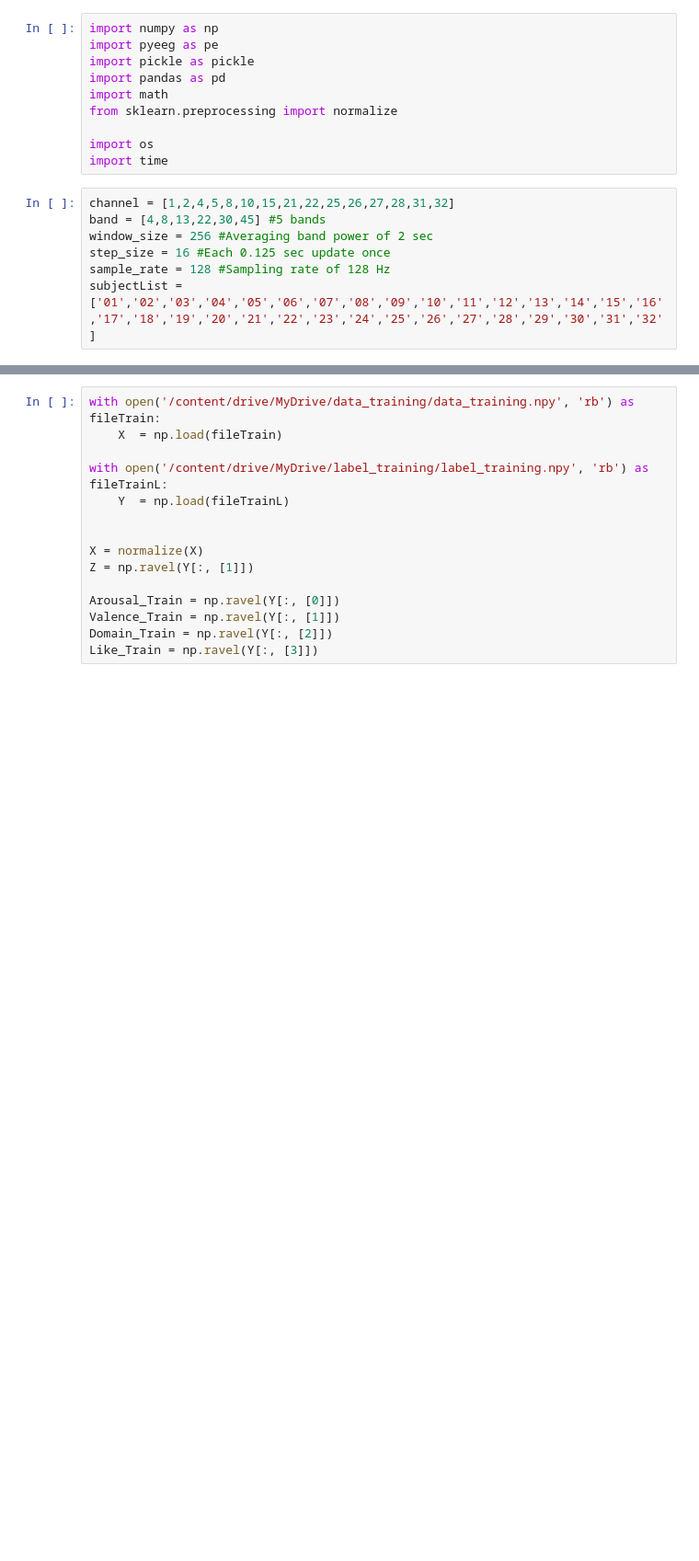
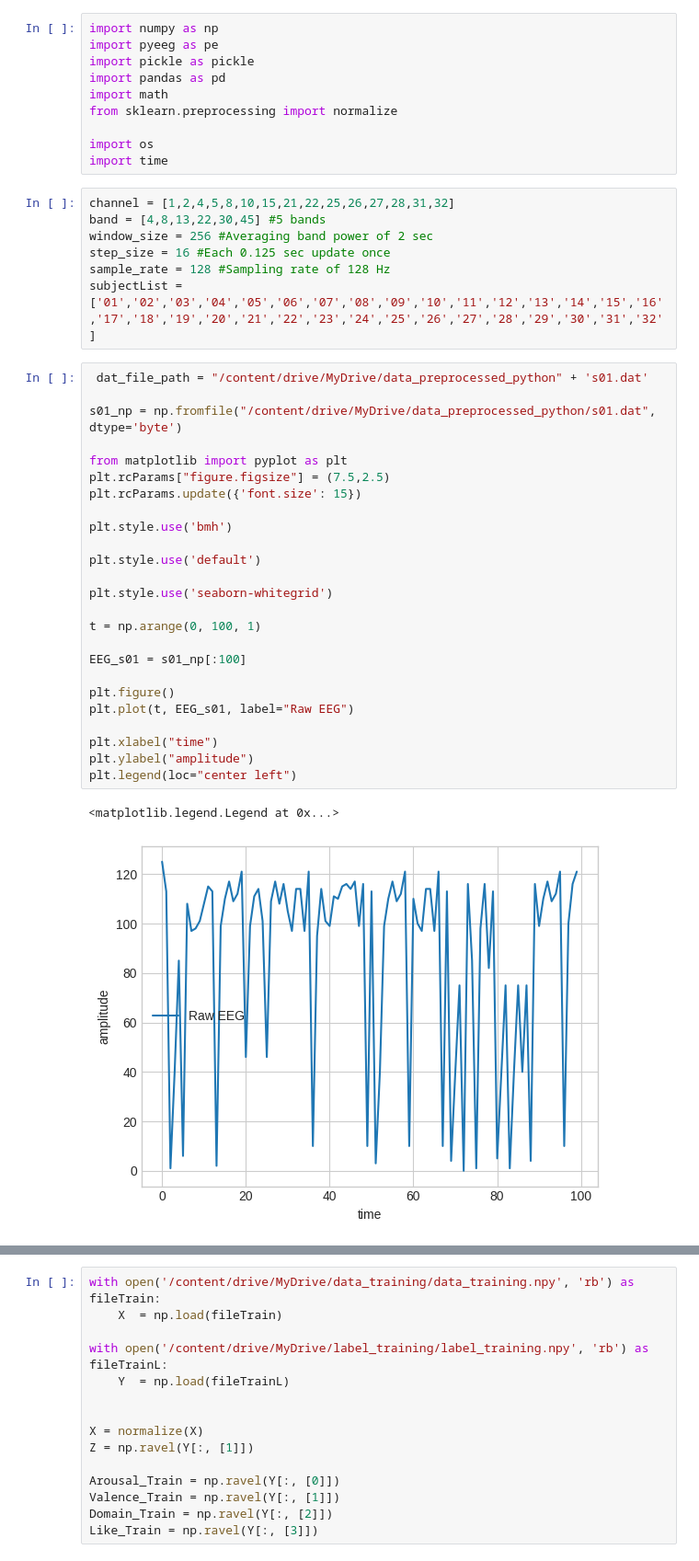
Before and after one commit to FariaParvinMegha/thesis, a Jupyter notebook: CNN+BiLSTM.ipynb, the cells around one changed output, grey strips where cells are left out. Shown: that part at 92% size. Drawn from its saved outputs; the diff is of its cells as text; blank space fills up the shorter version.

```diff
--- a/CNN+BiLSTM.ipynb
+++ b/CNN+BiLSTM.ipynb
@@ -31,3 +38,31 @@ window_size = 256 #Averaging band power of 2 sec
 step_size = 16 #Each 0.125 sec update once
 sample_rate = 128 #Sampling rate of 128 Hz
 subjectList = ['01','02','03','04','05','06','07','08','09','10','11','12','13','14','15','16','17','18','19','20','21','22','23','24','25','26','27','28','29','30','31','32']
+# %%
+ dat_file_path = "/content/drive/MyDrive/data_preprocessed_python" + 's01.dat'
+
+s01_np = np.fromfile("/content/drive/MyDrive/data_preprocessed_python/s01.dat", dtype='byte')
+
+from matplotlib import pyplot as plt
+plt.rcParams["figure.figsize"] = (7.5,2.5)
+plt.rcParams.update({'font.size': 15})
+
+plt.style.use('bmh')
+
+plt.style.use('default')
+
+plt.style.use('seaborn-whitegrid')
+
+t = np.arange(0, 100, 1)
+
+EEG_s01 = s01_np[:100]
+
+plt.figure()
+plt.plot(t, EEG_s01, label="Raw EEG")
+
+plt.xlabel("time")
+plt.ylabel("amplitude")
+plt.legend(loc="center left")
+# %% [output]
+<matplotlib.legend.Legend at 0x...>
+[figure, added]
```
Also changed, not shown: parts of 26 cells of this notebook.
